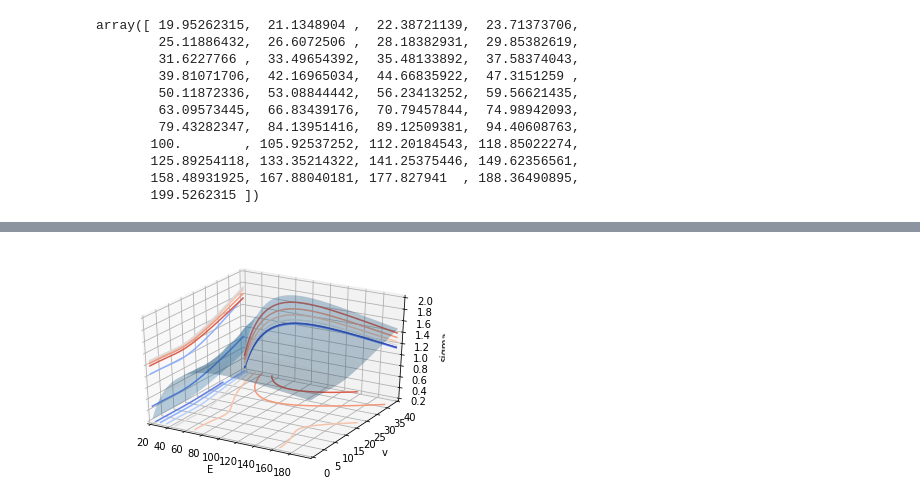
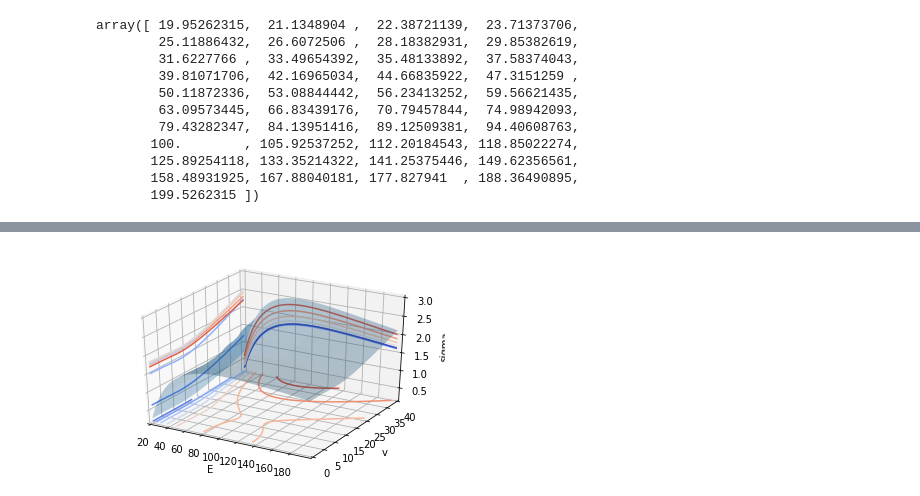
Before and after one commit to USNavalResearchLaboratory/nepc, a Jupyter notebook: methods/kosarim/n2_X1Sigmag+_RKR.ipynb, the cells around one changed output, grey strips where cells are left out. Saved outputs shown, nothing was run; the diff lists cells and outputs as text; code cells hidden in the pictures.

Commit message:
fix reduced cross section equations and fit; generate cross sections using kosarim method

```diff
--- a/methods/kosarim/n2_X1Sigmag+_RKR.ipynb
+++ b/methods/kosarim/n2_X1Sigmag+_RKR.ipynb
@@ -188,0 +179,3 @@ plt.loglog(x, y, c='b', marker="o")
+# %%
+sigma_total_reduced = np.column_stack((sigma_total[:,0]/N2_ionization,
+                                       (N2_ionization**2)/( (cm_per_m**2 * eV_per_J**2)/(1.0E-17)  * (1./(4.*pi*e0)**2) * ((2*e**4)) ) * sigma_total[:,1]))
@@ -188,0 +202,6 @@ plt.loglog(x, y, c='b', marker="o")
+# %%
+# Fit the first set
+fitfunc = lambda p, x: p[0]*(x-p[1])/(pi*(x+p[2])*(x+p[3])) # Target function
+errfunc = lambda p, x, y: fitfunc(p, x) - y # Distance to the target function
+p0 = [6.0, 1.0, 10.0, 2.0] # Initial guess for the parameters
+p1, success = optimize.leastsq(errfunc, p0[:], args=(sigma_total_reduced[:,0], sigma_total_reduced[:,1]))
@@ -188,0 +216,4 @@ plt.loglog(x, y, c='b', marker="o")
+# %%
+def f_eqn_fit(x: float):
+    "Fit total ionization data"
+    return (p1[0]*(x-p1[1]))/(pi*(x+p1[2])*(x+p1[3]))
@@ -191,7 +247,7 @@ vMat=np.repeat(np.array([np.arange(len(Jvv))]),len(Jvv),axis=0).T
 EMat=np.repeat(np.array([np.logspace(1.3, 2.3, num=len(Jvv))]),len(Jvv),axis=0)
 sigma = np.empty([len(Jvv), len(EMat[0])])
 for v in vMat[:,0]:
-    sigma[v] = sigma_ion(f_eqn15, 2, EMat[0], Jvv[v,0], Jvv[v,1])
+    sigma[v] = sigma_ion(f_eqn_fit, 2, EMat[0], Jvv[v,0], Jvv[v,1])
 # %%
 vMat[:,0]
 # %% [output]
@@ -239,34 +295,34 @@ array([0.55138219, 0.62884097, 0.70534548, 0.78066572, 0.85457058,
 # %%
 from mpl_toolkits.mplot3d import axes3d
 from matplotlib import cm
 
 fig = plt.figure()
 ax = fig.gca(projection='3d')
 X=EMat
 Y=vMat
 Z=sigma
 
 # Plot the 3D surface
 ax.plot_surface(X, Y, Z, rstride=8, cstride=8, alpha=0.3)
 
 # Plot projections of the contours for each dimension.  By choosing offsets
 # that match the appropriate axes limits, the projected contours will sit on
 # the 'walls' of the graph
 cset = ax.contour(X, Y, Z, zdir='z', offset=0.2, cmap=cm.coolwarm)
 cset = ax.contour(X, Y, Z, zdir='x', offset=min(X[0]), cmap=cm.coolwarm)
 cset = ax.contour(X, Y, Z, zdir='y', offset=max(Y[:,0]), cmap=cm.coolwarm)
 
 ax.set_xlim(min(X[0]),max(X[0]))
 ax.set_ylim(min(Y[:,0]),max(Y[:,0]))
-ax.set_zlim(0.2,2.0)
+ax.set_zlim(0.2,3.0)
 
 ax.set_xlabel('E')
 ax.set_ylabel('v')
 ax.set_zlabel('sigma')
 
 plt.show()
 # %% [output]
-[figure, old version]
+[figure, new version]
 # %%
 fig = plt.figure()
 ax1 = fig.add_subplot(111)
```
Also changed, not shown: parts of 11 cells of this notebook.
